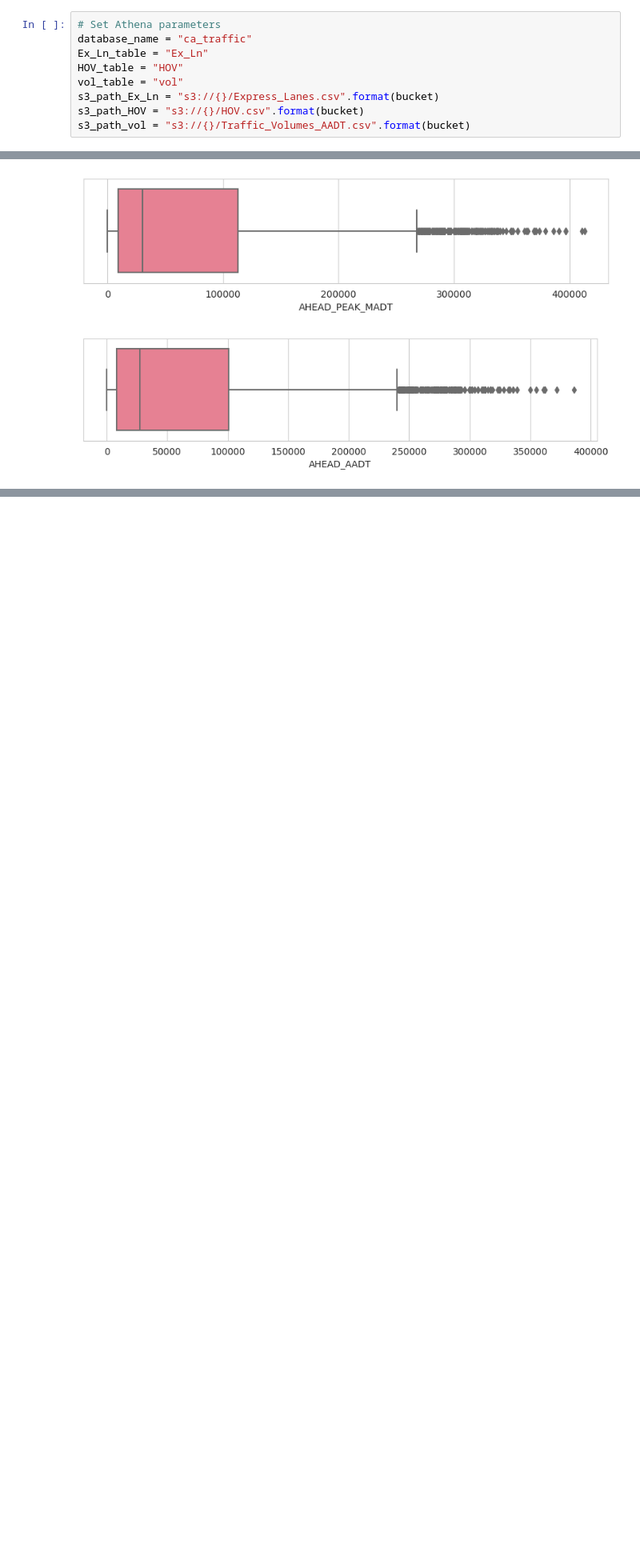
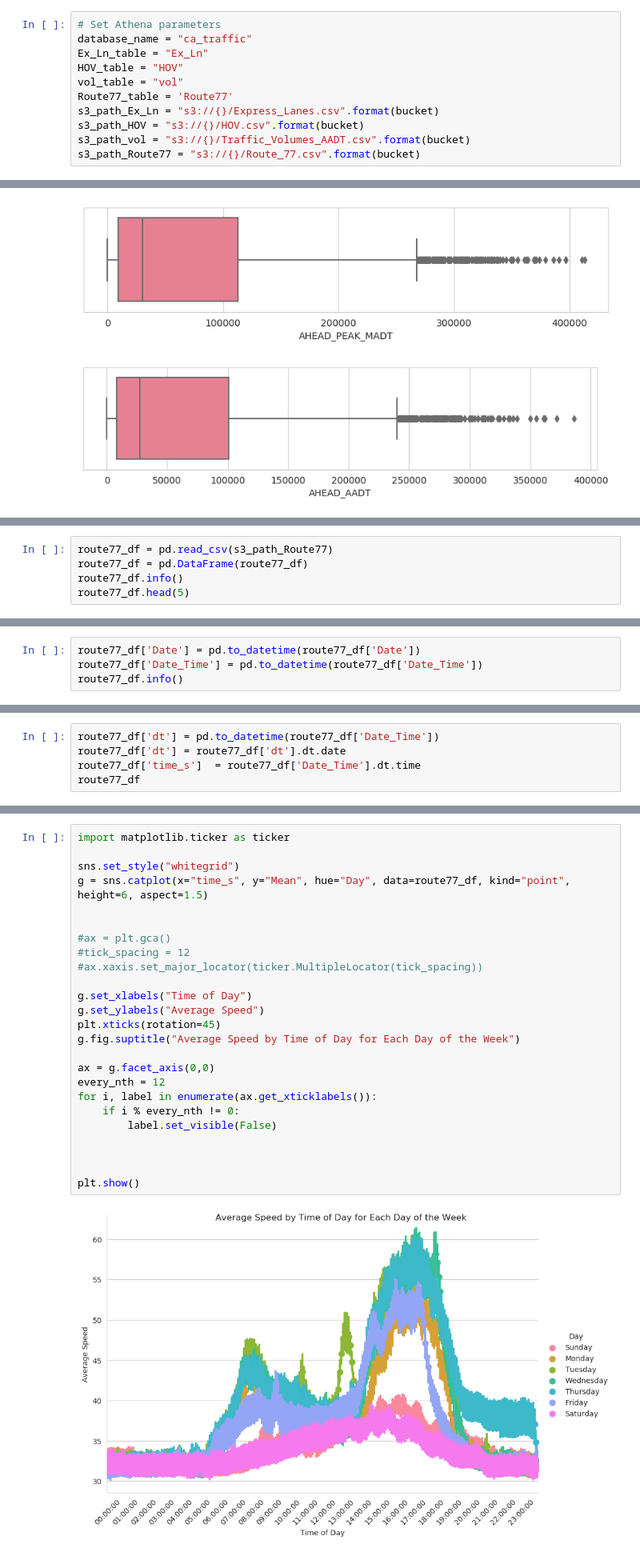
Before and after one commit to UE-Wang/ADS-508-Final-Project, a Jupyter notebook: 508W4.ipynb, the cells around one changed output, grey strips where cells are left out. Shown at 80% size. Cells and saved outputs as stored; diff of their text form; blank space fills up the shorter version.

```diff
--- a/508W4.ipynb
+++ b/508W4.ipynb
@@ -244,9 +246,11 @@ database_name = "ca_traffic"
 Ex_Ln_table = "Ex_Ln"
 HOV_table = "HOV"
 vol_table = "vol"
+Route77_table = 'Route77'
 s3_path_Ex_Ln = "s3://{}/Express_Lanes.csv".format(bucket)
 s3_path_HOV = "s3://{}/HOV.csv".format(bucket)
 s3_path_vol = "s3://{}/Traffic_Volumes_AADT.csv".format(bucket)
+s3_path_Route77 = "s3://{}/Route_77.csv".format(bucket)
 # %%
 statement1 = """CREATE EXTERNAL TABLE IF NOT EXISTS {}.{}(
          OBJECTID int,
@@ -613,0 +641,5 @@ sns.boxplot(vol_df.AHEAD_AADT)
+# %%
+route77_df = pd.read_csv(s3_path_Route77)
+route77_df = pd.DataFrame(route77_df)
+route77_df.info()
+route77_df.head(5)
@@ -613,0 +670,4 @@ sns.boxplot(vol_df.AHEAD_AADT)
+# %%
+route77_df['Date'] = pd.to_datetime(route77_df['Date'])
+route77_df['Date_Time'] = pd.to_datetime(route77_df['Date_Time'])
+route77_df.info()
@@ -613,0 +692,5 @@ sns.boxplot(vol_df.AHEAD_AADT)
+# %%
+route77_df['dt'] = pd.to_datetime(route77_df['Date_Time'])
+route77_df['dt'] = route77_df['dt'].dt.date
+route77_df['time_s']  = route77_df['Date_Time'].dt.time
+route77_df
@@ -613,0 +733,27 @@ sns.boxplot(vol_df.AHEAD_AADT)
+# %%
+import matplotlib.ticker as ticker
+
+sns.set_style("whitegrid")
+g = sns.catplot(x="time_s", y="Mean", hue="Day", data=route77_df, kind="point", height=6, aspect=1.5)
+
+
+#ax = plt.gca()
+#tick_spacing = 12
+#ax.xaxis.set_major_locator(ticker.MultipleLocator(tick_spacing))
+
+g.set_xlabels("Time of Day")
+g.set_ylabels("Average Speed")
+plt.xticks(rotation=45)
+g.fig.suptitle("Average Speed by Time of Day for Each Day of the Week")
+
+ax = g.facet_axis(0,0)
+every_nth = 12
+for i, label in enumerate(ax.get_xticklabels()):
+    if i % every_nth != 0:
+        label.set_visible(False)
+
+
+
+plt.show()
+# %% [output]
+[figure, added]
```
Also changed, not shown: parts of 34 cells of this notebook, 1 other file.
